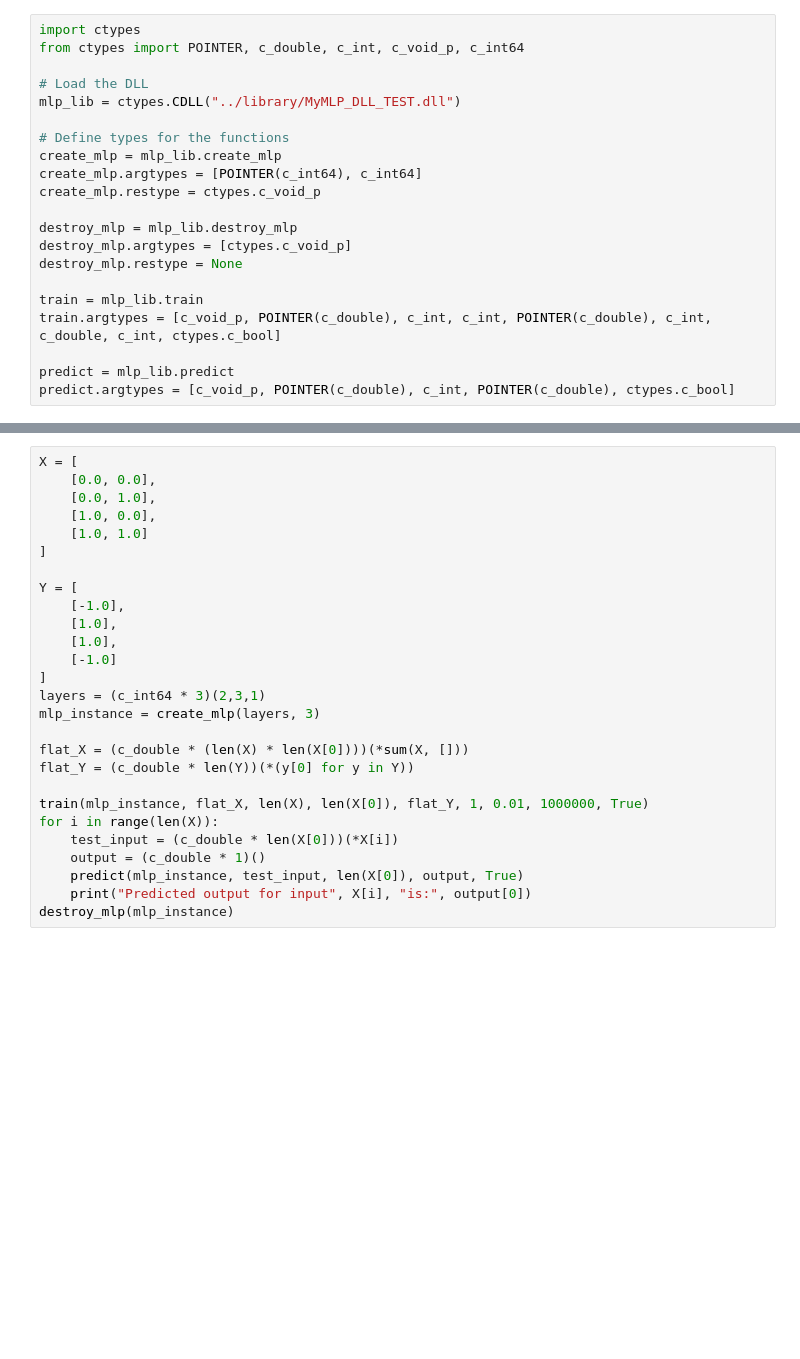
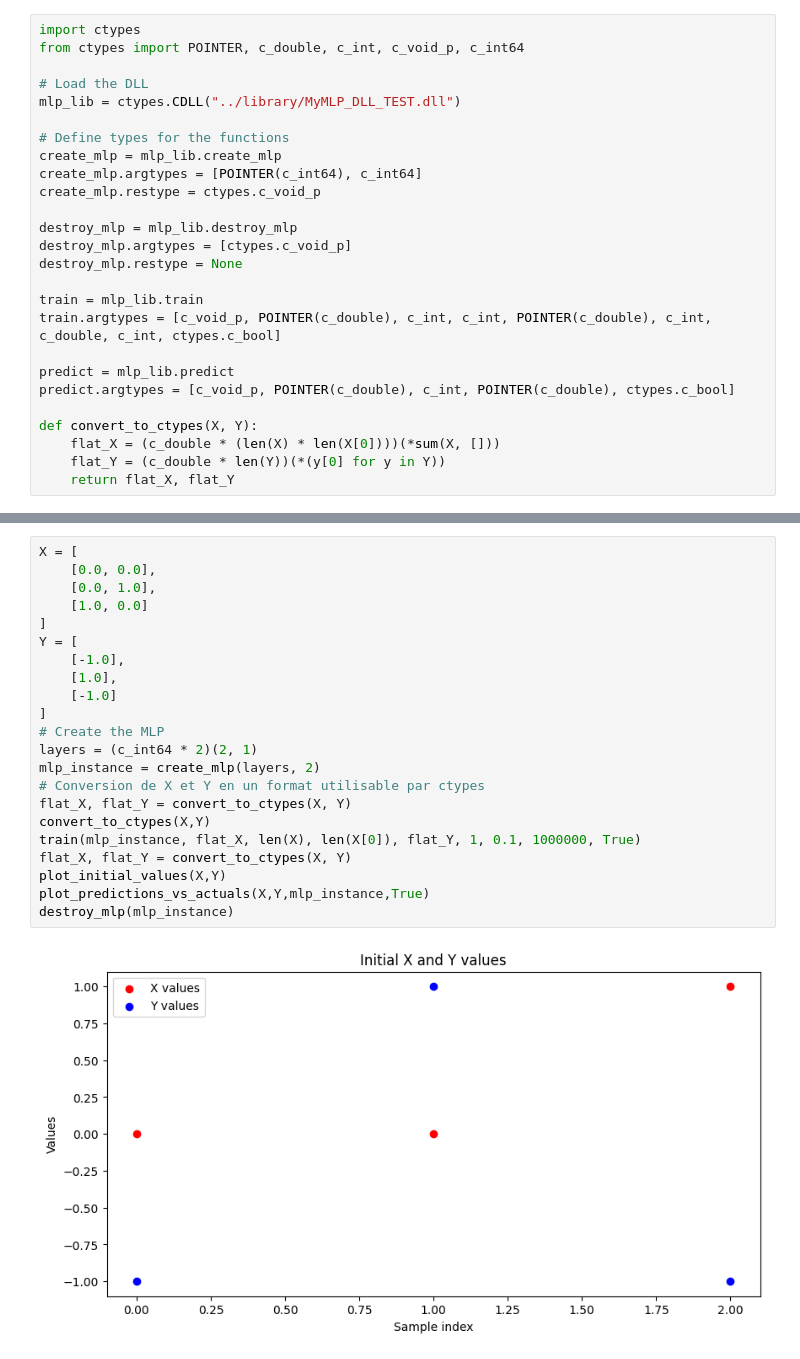
Before and after one commit to AmirDhouib2001/IABD3.PA, a Jupyter notebook: src/Rapport Interactif.ipynb, the cells around one changed output, grey strips where cells are left out. Drawn from its saved outputs; the diff is of its cells as text; blank space fills up the shorter version.

Commit message:
update cas de test

```diff
--- a/src/Rapport Interactif.ipynb
+++ b/src/Rapport Interactif.ipynb
@@ -19,4 +19,9 @@ train.argtypes = [c_void_p, POINTER(c_double), c_int, c_int, POINTER(c_double),
 
 predict = mlp_lib.predict
 predict.argtypes = [c_void_p, POINTER(c_double), c_int, POINTER(c_double), ctypes.c_bool]
+
+def convert_to_ctypes(X, Y):
+    flat_X = (c_double * (len(X) * len(X[0])))(*sum(X, []))
+    flat_Y = (c_double * len(Y))(*(y[0] for y in Y))
+    return flat_X, flat_Y
 # %%
@@ -51,28 +62,24 @@ Predicted output for input [1.0, 0.0] is: -0.9994545099334499
 # %%
 X = [
     [0.0, 0.0],
     [0.0, 1.0],
-    [1.0, 0.0],
-    [1.0, 1.0]
+    [1.0, 0.0]
 ]
-
 Y = [
     [-1.0],
     [1.0],
-    [1.0],
     [-1.0]
 ]
-layers = (c_int64 * 3)(2,3,1)
-mlp_instance = create_mlp(layers, 3)
-
-flat_X = (c_double * (len(X) * len(X[0])))(*sum(X, []))
-flat_Y = (c_double * len(Y))(*(y[0] for y in Y))
-
-train(mlp_instance, flat_X, len(X), len(X[0]), flat_Y, 1, 0.01, 1000000, True)
-for i in range(len(X)):
-    test_input = (c_double * len(X[0]))(*X[i])
-    output = (c_double * 1)()
-    predict(mlp_instance, test_input, len(X[0]), output, True)
-    print("Predicted output for input", X[i], "is:", output[0])
+# Create the MLP
+layers = (c_int64 * 2)(2, 1)
+mlp_instance = create_mlp(layers, 2)
+# Conversion de X et Y en un format utilisable par ctypes
+flat_X, flat_Y = convert_to_ctypes(X, Y)
+convert_to_ctypes(X,Y)
+train(mlp_instance, flat_X, len(X), len(X[0]), flat_Y, 1, 0.1, 1000000, True)
+flat_X, flat_Y = convert_to_ctypes(X, Y)
+plot_initial_values(X,Y)
+plot_predictions_vs_actuals(X,Y,mlp_instance,True)
 destroy_mlp(mlp_instance)
 # %% [output]
+[figure, added]
```
Also changed, not shown: parts of 9 cells of this notebook, 1 other file.
